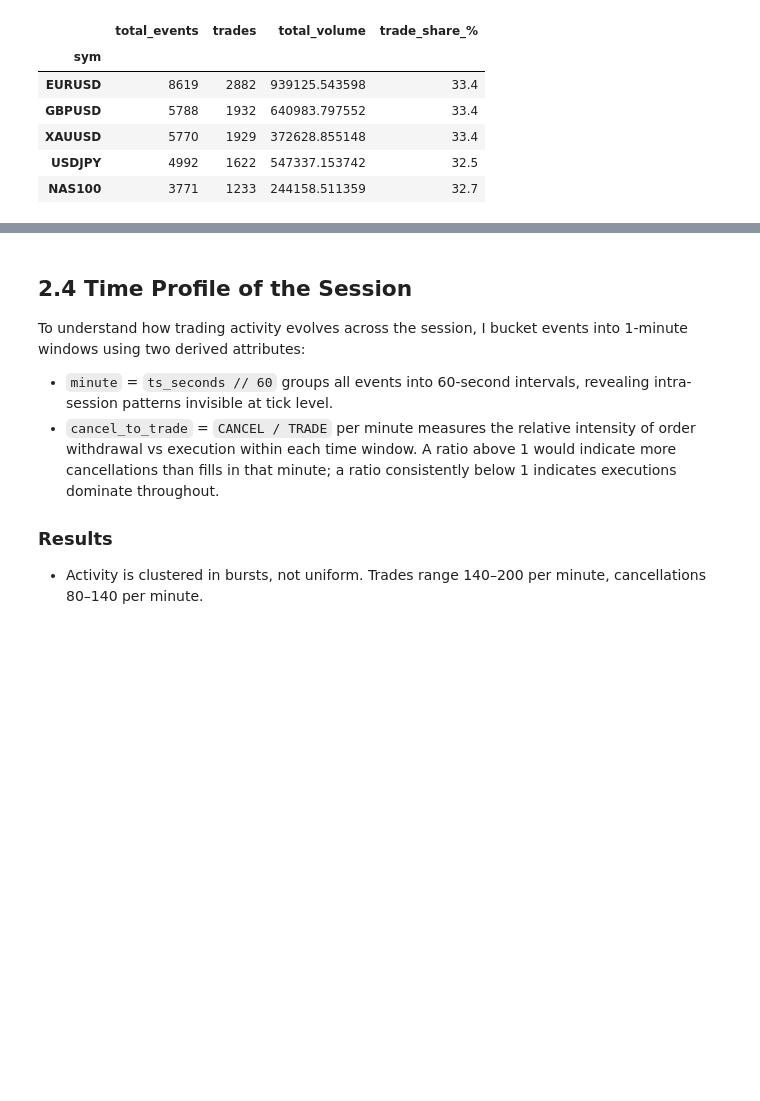
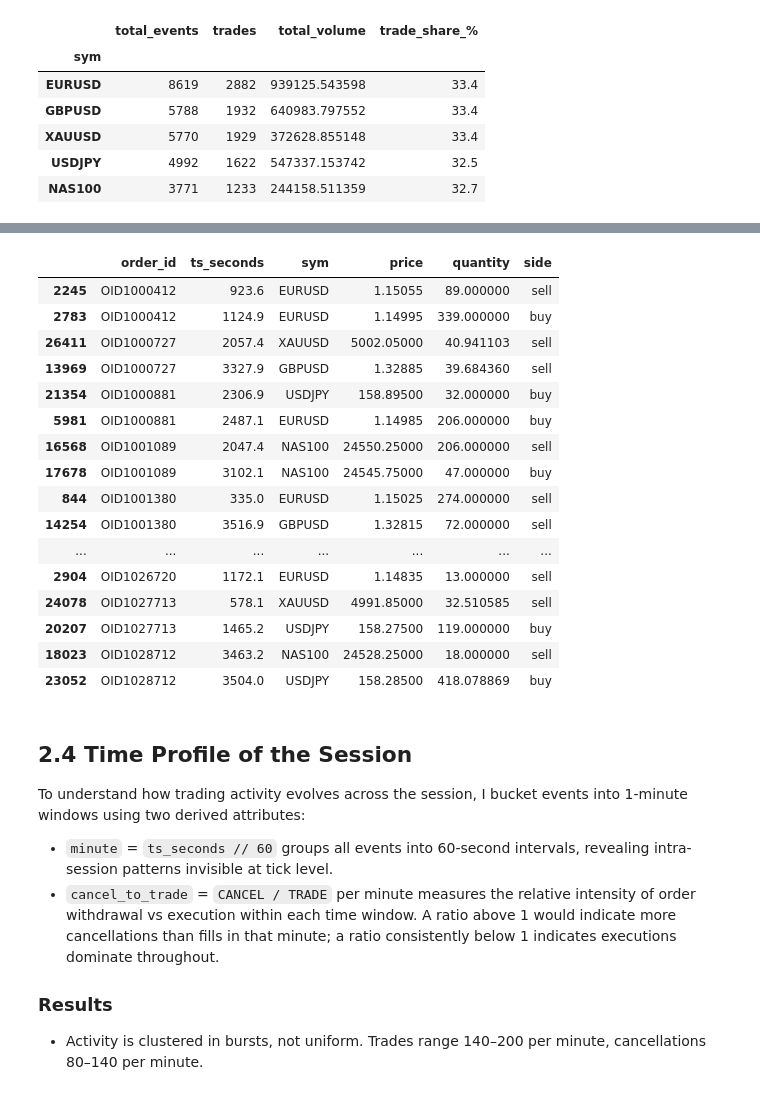
Before and after one commit to Anaswar-ash/Test, a Jupyter notebook: liquidity_and_e-trading_analyst_test_a.ipynb, the cells around one changed output, grey strips where cells are left out. Cells and saved outputs as stored; diff of their text form; code cells hidden in the pictures; blank space fills up the shorter version.

```diff
--- a/liquidity_and_e-trading_analyst_test_a.ipynb
+++ b/liquidity_and_e-trading_analyst_test_a.ipynb
@@ -694,3 +760,39 @@ Fill Rate by Symbol:
+# %%
+# 2.3b Order-Level Fill Analysis
+# Find the 27 multi-fill orders and inspect them
+multi_fill_orders = (
+    df_clean.groupby("order_id")["event_type"]
+    .apply(lambda x: (x == "TRADE").sum())
+)
+
+multi_fill_ids = multi_fill_orders[multi_fill_orders >= 2].index
+
+result = df_clean[
+    (df_clean["order_id"].isin(multi_fill_ids)) &
+    (df_clean["event_type"] == "TRADE")
+][["order_id", "ts_seconds", "sym", "price", "quantity", "side"]].sort_values(
+    ["order_id", "ts_seconds"]
+)
+
+display(result)
+# %% [output]
+|  | order_id | ts_seconds | sym | price | quantity | side |
+| 2245 | OID1000412 | 923.6 | EURUSD | 1.15055 | 89.000000 | sell |
+| 2783 | OID1000412 | 1124.9 | EURUSD | 1.14995 | 339.000000 | buy |
+| 26411 | OID1000727 | 2057.4 | XAUUSD | 5002.05000 | 40.941103 | sell |
+| 13969 | OID1000727 | 3327.9 | GBPUSD | 1.32885 | 39.684360 | sell |
+| 21354 | OID1000881 | 2306.9 | USDJPY | 158.89500 | 32.000000 | buy |
+| 5981 | OID1000881 | 2487.1 | EURUSD | 1.14985 | 206.000000 | buy |
+| 16568 | OID1001089 | 2047.4 | NAS100 | 24550.25000 | 206.000000 | sell |
+| 17678 | OID1001089 | 3102.1 | NAS100 | 24545.75000 | 47.000000 | buy |
+| 844 | OID1001380 | 335.0 | EURUSD | 1.15025 | 274.000000 | sell |
+| 14254 | OID1001380 | 3516.9 | GBPUSD | 1.32815 | 72.000000 | sell |
+| ... | ... | ... | ... | ... | ... | ... |
+| 2904 | OID1026720 | 1172.1 | EURUSD | 1.14835 | 13.000000 | sell |
+| 24078 | OID1027713 | 578.1 | XAUUSD | 4991.85000 | 32.510585 | sell |
+| 20207 | OID1027713 | 1465.2 | USDJPY | 158.27500 | 119.000000 | buy |
+| 18023 | OID1028712 | 3463.2 | NAS100 | 24528.25000 | 18.000000 | sell |
+| 23052 | OID1028712 | 3504.0 | USDJPY | 158.28500 | 418.078869 | buy |
 # %% [markdown]
 ## 2.4 Time Profile of the Session
 
```
Also changed, not shown: parts of 4 cells of this notebook.
